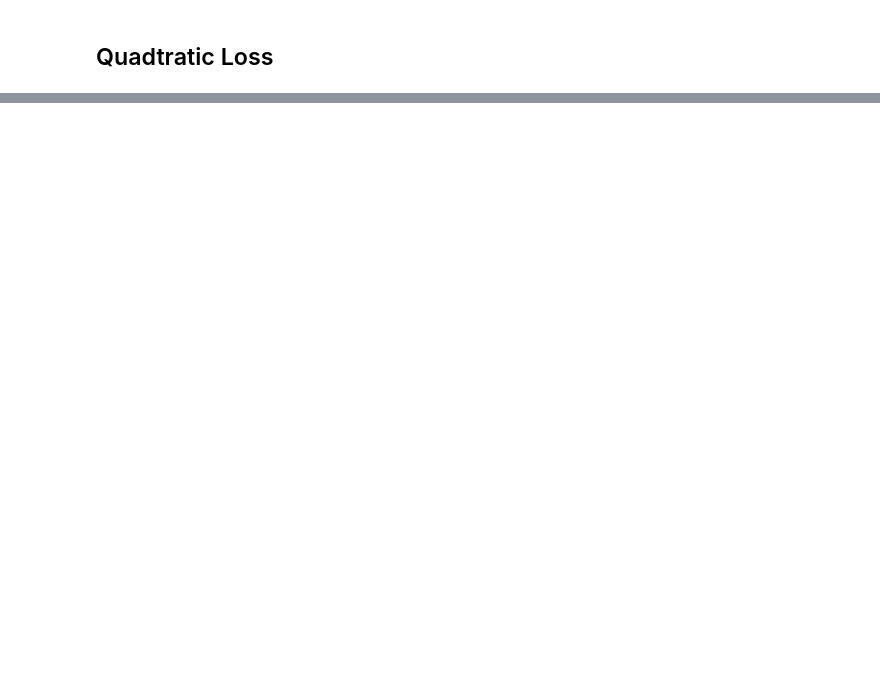
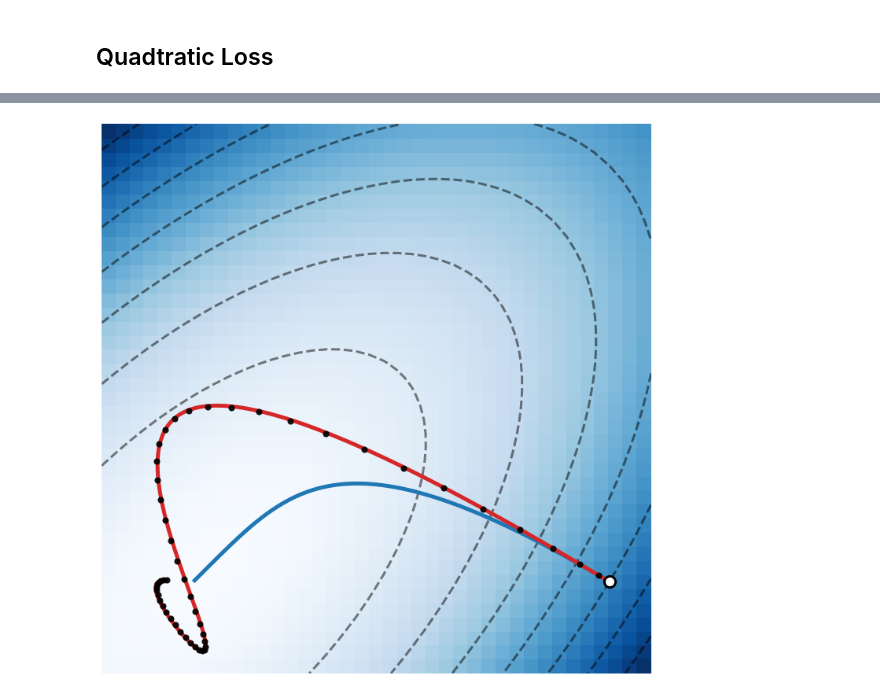
Before and after one commit to danielkunin/neural-mechanics, a Jupyter notebook: notebooks/theory.ipynb, the cells around one changed output, grey strips where cells are left out. Saved outputs shown, nothing was run; the diff lists cells and outputs as text; code cells hidden in the pictures; blank space fills up the shorter version.

```diff
--- a/notebooks/theory.ipynb
+++ b/notebooks/theory.ipynb
@@ -514,0 +554,96 @@ plt.savefig('modified-equation-quadtratic.pdf', format='pdf', bbox_inches='tight
+# %%
+Sigma = np.array([4,1])
+V = np.array([[-1,1],[1,1]])
+V_inv = np.linalg.inv(V)
+A = V_inv.dot(np.diag(Sigma)).dot(V)
+
+def momentum_flow(w10, w20, time, beta, Sigma, V, V_inv):
+    W_0 = np.array([w10, w20])
+    w1 = [W_0[0]]
+    w2 = [W_0[1]]
+    for t in time:
+        scale = np.diag(np.exp(-1/(1 - beta) * Sigma * t))
+        W_t = V_inv.dot(scale.dot(V.dot(W_0)))
+        w1.append(W_t[0])
+        w2.append(W_t[1])
+    return w1, w2
+
+def modified_momentum_flow(w10, w20, time, eta, beta, Sigma, V, V_inv):
+    W_0 = np.array([w10, w20])
+    w1 = [W_0[0]]
+    w2 = [W_0[1]]
+
+    gamma = (1 - beta) / (eta * (1 + beta))
+    omega_1 = np.sqrt(2 * Sigma[0] / (eta * (1 + beta)))
+    omega_2 = np.sqrt(2 * Sigma[1] / (eta * (1 + beta)))
+
+    def harmonic(gamma, omega, t):
+        if gamma < omega:
+            cos = np.cos(np.sqrt(omega**2 - gamma**2)*t)
+            sin = np.sin(np.sqrt(omega**2 - gamma**2)*t)
+            scale = np.exp(-gamma * t) * (cos + gamma / np.sqrt(omega**2 - gamma**2) * sin)
+        elif gamma == omega:
+            scale = np.exp(-gamma * t) * (1 + gamma * t)
+        else:
+            alpha_p = -gamma + np.sqrt(gamma**2 - omega**2)
+            alpha_m = -gamma - np.sqrt(gamma**2 - omega**2)
+            numer = alpha_p * np.exp(alpha_m * t) - alpha_m * np.exp(alpha_p * t)
+            denom = alpha_p - alpha_m
+            scale = numer / denom
+        return scale
+
+    for t in time:
+        scale_1 = harmonic(gamma, omega_1, t)
+        scale_2 = harmonic(gamma, omega_2, t)
+        scale = np.diag([scale_1, scale_2])
+        W_t = V_inv.dot(scale.dot(V.dot(W_0)))
+        w1.append(W_t[0])
+        w2.append(W_t[1])
+    return w1, w2
+
+def momentum(w10, w20, num_steps, eta, beta, A):
+    w1 = [w10]
+    w2 = [w20]
+    v1 = 0
+    v2 = 0
+    for i in range(num_steps):
+        g1 = (A[0,0] * w1[-1]  +  A[0,1] * w2[-1])
+        g2 = (A[1,0] * w1[-1]  +  A[1,1] * w2[-1])
+        v1 = beta * v1 + g1
+        v2 = beta * v2 + g2
+        w1.append(w1[-1] - eta * v1)
+        w2.append(w2[-1] - eta * v2)
+    return w1, w2
+
+n = 1.1
+eta=0.01
+beta = 0.9
+num_steps = 50
+T = num_steps * eta
+w10 = 1
+w20 = 0
+time = np.linspace(0, T, 100000)
+gf_1, gf_2 = momentum_flow(w10, w20, time, beta, Sigma, V, V_inv)
+gd_1, gd_2 = momentum(w10, w20, num_steps, eta, beta, A)
+me_1, me_2 = modified_momentum_flow(w10, w20, time, eta, beta, Sigma * (1 + eta/2 * Sigma), V, V_inv)
+# me_1, me_2 = momentum_flow(w10, w20, time, beta, Sigma * (1 + eta*(1 + beta)/(2*(1-beta)**2) * Sigma), V, V_inv)
+
+
+fig, ax = plt.subplots(1, 1, figsize=(10,10))
+ax.plot(gf_1, gf_2, color=plt.cm.tab10(0), label='Gradient Flow', lw=5)
+ax.plot(me_1, me_2, color=plt.cm.tab10(3), label='Modified Equation', lw=5)
+ax.scatter(gd_1, gd_2, color='k', alpha=0.9, label='Gradient Descent', zorder=100, s=50)
+ax.scatter(w10, w20, color='w', zorder=120, s=200, edgecolors='k', linewidth=3)
+
+ax.axis('off')
+
+W1, W2 = np.meshgrid(np.linspace(-n/5, n, 40), np.linspace(-n/5, n, 40))
+Z = 0.5 * (A[0,0] * W1**2 + (A[0,1] + A[1,0])*W1*W2 + A[1,1] * W2**2)
+
+ax.contour(W1, W2, Z, colors=['k'], alpha=0.5, linestyles='dashed', linewidths=3)
+ax.pcolormesh(W1, W2, Z, cmap='Blues')
+
+plt.tight_layout()
+plt.savefig('modified-equation-momentum-quadtratic.pdf', format='pdf', bbox_inches='tight')
+# %% [output]
+[figure, added]
```
Also changed, not shown: parts of 4 cells of this notebook.
